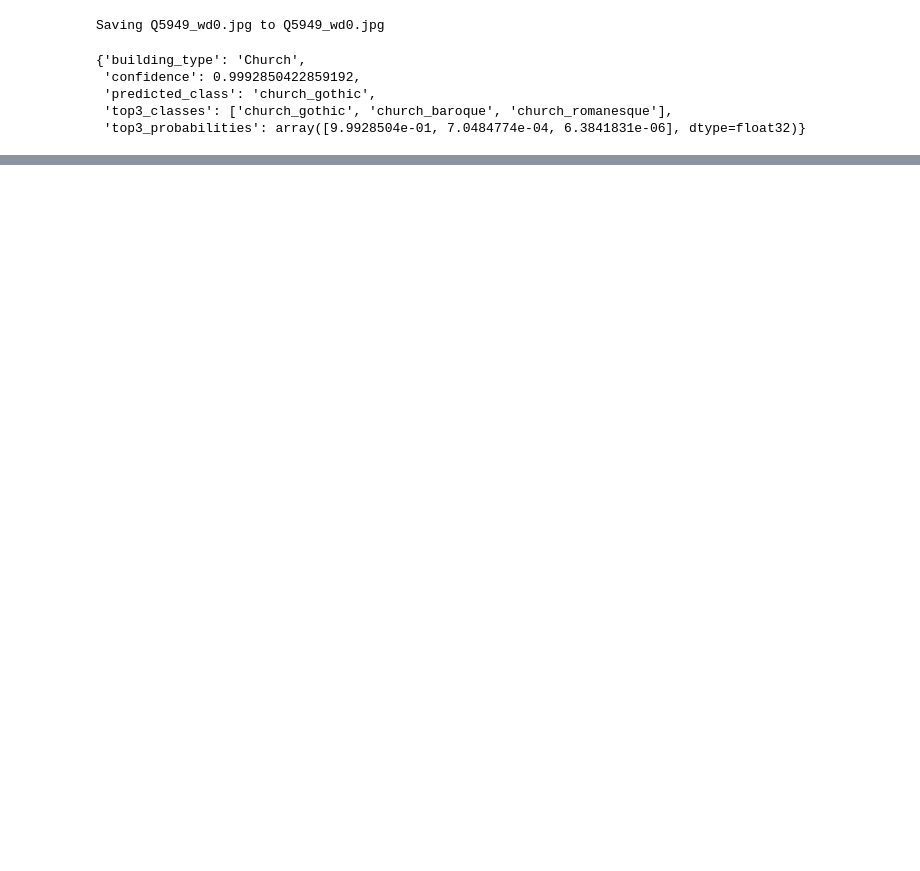
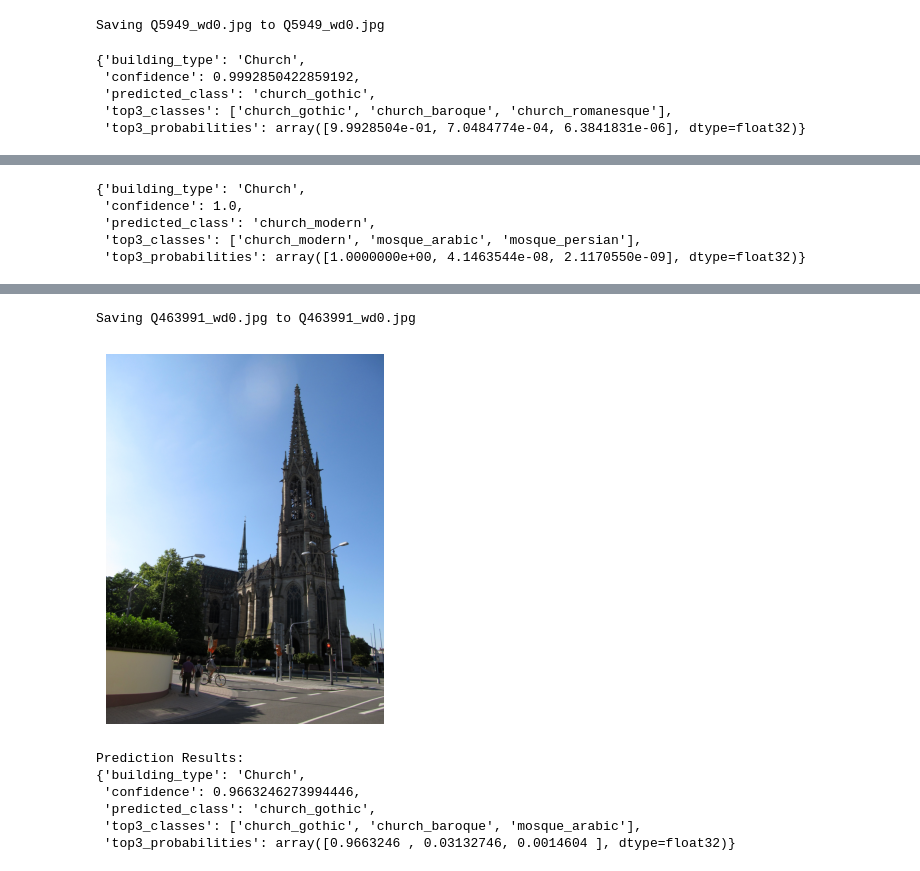
Before and after one commit to rodolphelkhoury/temple_classification, a Jupyter notebook: temple_classification.ipynb, the cells around one changed output, grey strips where cells are left out. Saved outputs shown, nothing was run; the diff lists cells and outputs as text; code cells hidden in the pictures; blank space fills up the shorter version.

```diff
--- a/temple_classification.ipynb
+++ b/temple_classification.ipynb
@@ -1114,0 +1052,36 @@ pprint(result)
+# %%
+device = torch.device("cuda" if torch.cuda.is_available() else "cpu")
+
+classifier = TempleArchitectureClassifier()
+
+image_path = 'Q603289_wd0.jpg'
+result = classifier.predict(image_path)
+
+from pprint import pprint
+pprint(result)
+# ghalat
+# %% [output]
+{'building_type': 'Church',
+ 'confidence': 1.0,
+ 'predicted_class': 'church_modern',
+ 'top3_classes': ['church_modern', 'mosque_arabic', 'mosque_persian'],
+ 'top3_probabilities': array([1.0000000e+00, 4.1463544e-08, 2.1170550e-09], dtype=float32)}
+# %%
+from PIL import Image
+import io
+import matplotlib.pyplot as plt
+from google.colab import files
+from pprint import pprint
+
+uploaded = files.upload()
+filename = next(iter(uploaded))
+
+image = Image.open(io.BytesIO(uploaded[filename]))
+plt.imshow(image)
+plt.axis('off')
+plt.show()
+
+result = classifier.predict(filename)
+print("\nPrediction Results:")
+pprint(result)
+# %% [output]
@@ -1114,0 +1089,8 @@ pprint(result)
+Saving Q463991_wd0.jpg to Q463991_wd0.jpg
+[figure, added]
+Prediction Results:
+{'building_type': 'Church',
+ 'confidence': 0.9663246273994446,
+ 'predicted_class': 'church_gothic',
+ 'top3_classes': ['church_gothic', 'church_baroque', 'mosque_arabic'],
+ 'top3_probabilities': array([0.9663246 , 0.03132746, 0.0014604 ], dtype=float32)}
```
Also changed, not shown: parts of 22 cells of this notebook.
